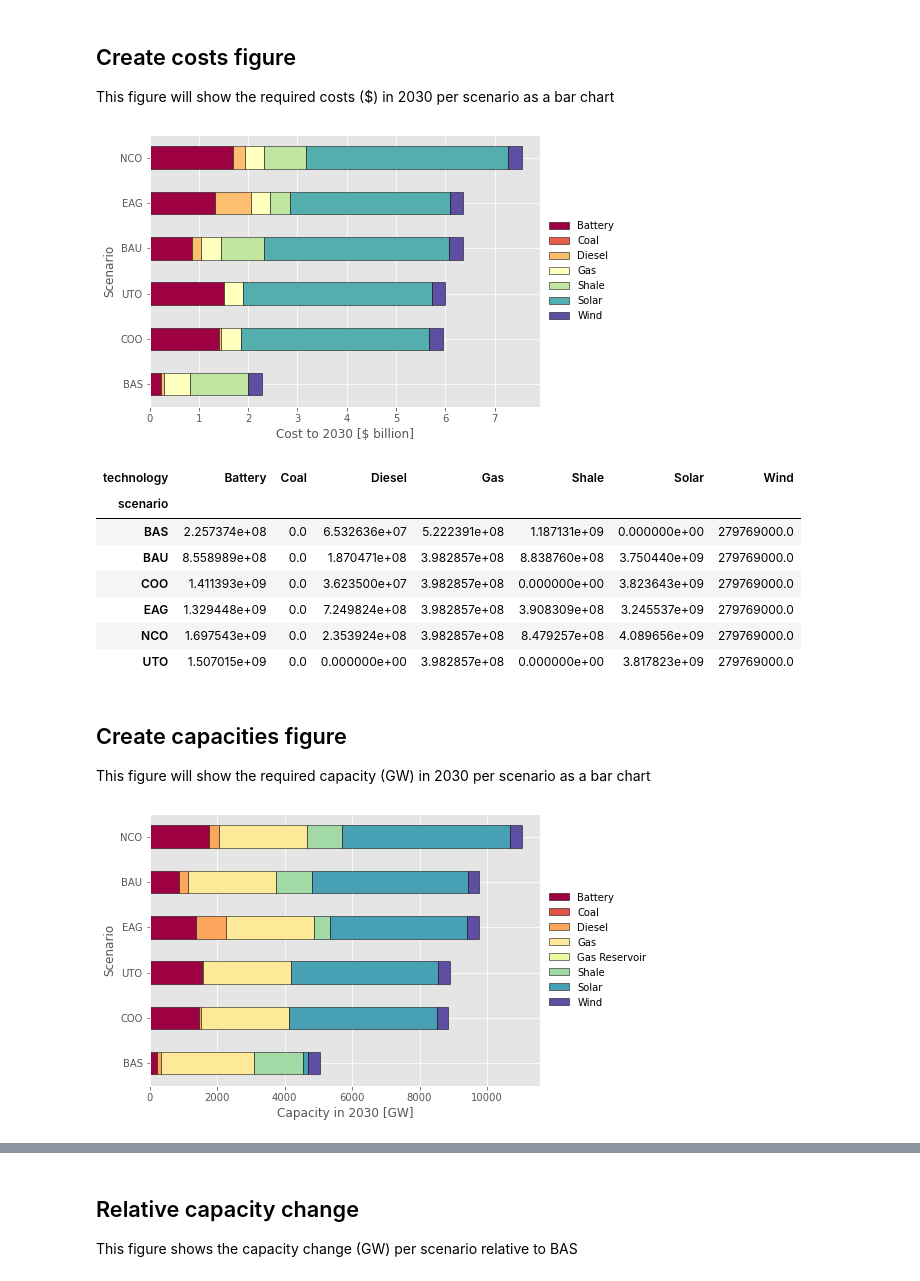
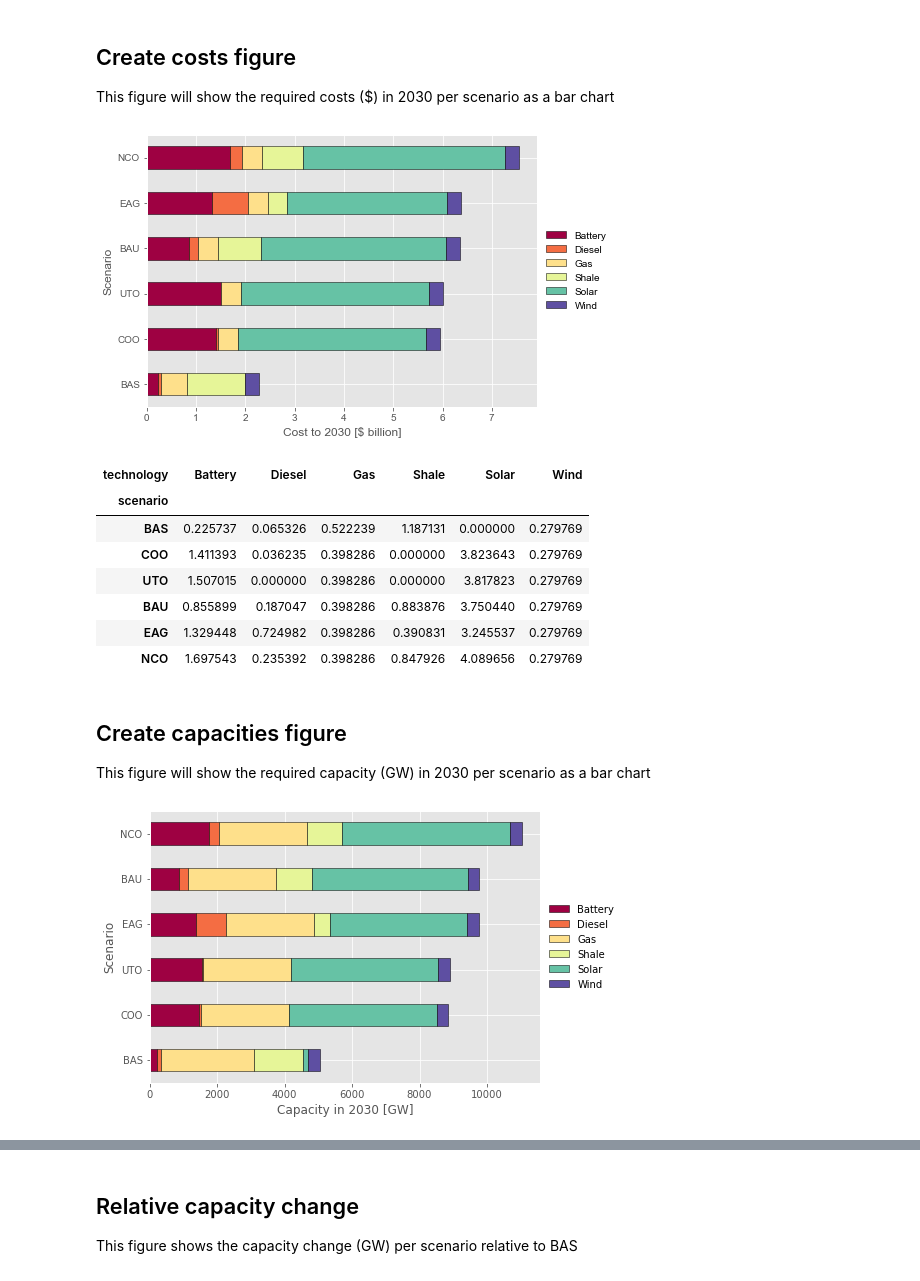
Before and after one commit to amanmajid/nextra, a Jupyter notebook: analysis/icae-results.ipynb, the cells around one changed output, grey strips where cells are left out. Saved outputs shown, nothing was run; the diff lists cells and outputs as text; code cells hidden in the pictures.

Commit message:
Updated plots

```diff
--- a/analysis/icae-results.ipynb
+++ b/analysis/icae-results.ipynb
@@ -11,6 +11,12 @@ sys.path.append('../')
 
 from infrasim.optimise import *
 from infrasim.utils import *
+
+import matplotlib as mpl
+
+mpl.rcParams['ytick.direction'] = 'in'
+mpl.rcParams['xtick.direction'] = 'in'
+mpl.rcParams['font.family']      = 'Arial'
 # %%
 # SUBFUNCTIONS
 
@@ -219,6 +225,8 @@ costs = costs.sort_values("total").drop('total',axis=1)
 # convert to billion
 costs = costs.mul(10**-9)
 
+costs = costs.drop(['Coal'],axis=1)
+
 # plot
 plt.style.use('ggplot')
 f,ax = plt.subplots(ncols=1,nrows=1,figsize=(7,5))
@@ -226,50 +234,43 @@ costs.plot.barh(stacked=True,rot=0,ax=ax,cmap='Spectral',edgecolor='black')
 ax.set_xlabel('Cost to 2030 [$ billion]')
 ax.set_ylabel('Scenario')
 ax.legend(loc='center left', bbox_to_anchor=(1.0, 0.5),frameon=False)
-f.savefig('../outputs/figures/totex_by_scenario.pdf',bbox_inches='tight')
+f.savefig('../outputs/figures/totex_by_scenario.pdf',bbox_inches='tight',edgecolor='black')
 # %% [output]
-[figure, old version]
+[figure, new version]
 # %%
-costs = merge_cost_data(results)
-
-costs = costs.pivot_table(index=['scenario'],
-                          columns=['technology'],
-                          values='totex')
-
-
-costs
 # %% [output]
-| technology | Battery | Coal | Diesel | Gas | Shale | Solar | Wind |
-| scenario |  |  |  |  |  |  |  |
-| BAS | 2.257374e+08 | 0.0 | 6.532636e+07 | 5.222391e+08 | 1.187131e+09 | 0.000000e+00 | 279769000.0 |
-| BAU | 8.558989e+08 | 0.0 | 1.870471e+08 | 3.982857e+08 | 8.838760e+08 | 3.750440e+09 | 279769000.0 |
-| COO | 1.411393e+09 | 0.0 | 3.623500e+07 | 3.982857e+08 | 0.000000e+00 | 3.823643e+09 | 279769000.0 |
-| EAG | 1.329448e+09 | 0.0 | 7.249824e+08 | 3.982857e+08 | 3.908309e+08 | 3.245537e+09 | 279769000.0 |
-| NCO | 1.697543e+09 | 0.0 | 2.353924e+08 | 3.982857e+08 | 8.479257e+08 | 4.089656e+09 | 279769000.0 |
-| UTO | 1.507015e+09 | 0.0 | 0.000000e+00 | 3.982857e+08 | 0.000000e+00 | 3.817823e+09 | 279769000.0 |
+| technology | Battery | Diesel | Gas | Shale | Solar | Wind |
+| scenario |  |  |  |  |  |  |
+| BAS | 0.225737 | 0.065326 | 0.522239 | 1.187131 | 0.000000 | 0.279769 |
+| COO | 1.411393 | 0.036235 | 0.398286 | 0.000000 | 3.823643 | 0.279769 |
+| UTO | 1.507015 | 0.000000 | 0.398286 | 0.000000 | 3.817823 | 0.279769 |
+| BAU | 0.855899 | 0.187047 | 0.398286 | 0.883876 | 3.750440 | 0.279769 |
+| EAG | 1.329448 | 0.724982 | 0.398286 | 0.390831 | 3.245537 | 0.279769 |
+| NCO | 1.697543 | 0.235392 | 0.398286 | 0.847926 | 4.089656 | 0.279769 |
 # %% [markdown]
 ## Create capacities figure
 This figure will show the required capacity (GW) in 2030 per scenario as a bar chart
 # %%
 # run function
 capacities = merge_capacity_data(results)
 # convert to gw
 #capacities['value'] = capacities['value'].apply(lambda row: mw_to_gw(row))
 # pivot for bar chart
 capacities = capacities.pivot_table(index=['scenario'],
                                     columns=['technology'],
                                     values='value')
 # sort by ascending
 capacities['total'] = capacities.sum(axis=1)
 capacities = capacities.sort_values("total").drop('total',axis=1)
+capacities = capacities.drop(['Coal','Gas Reservoir'],axis=1)
 
 # plot
 plt.style.use('ggplot')
 f,ax = plt.subplots(ncols=1,nrows=1,figsize=(7,5))
 capacities.plot.barh(stacked=True,rot=0,ax=ax,cmap='Spectral',edgecolor='black')
 ax.set_xlabel('Capacity in 2030 [GW]')
 ax.set_ylabel('Scenario')
 ax.legend(loc='center left', bbox_to_anchor=(1.0, 0.5),frameon=False)
 f.savefig('../outputs/figures/capacity_by_scenario.pdf',bbox_inches='tight')
 # %% [output]
-[figure, old version]
+[figure, new version]
```
Also changed, not shown: parts of 8 cells of this notebook, 20 other files.
